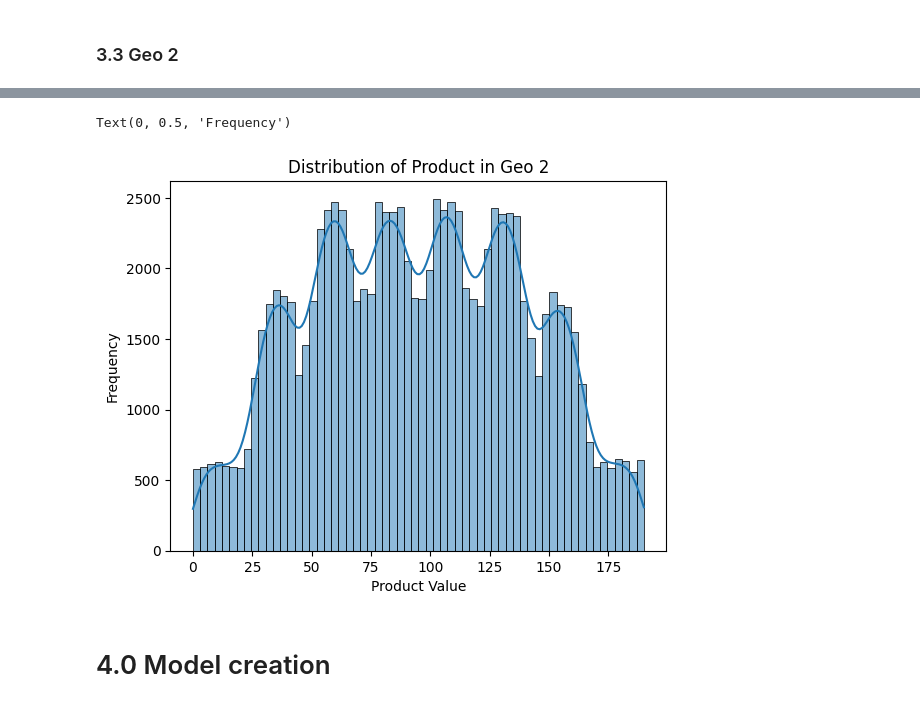
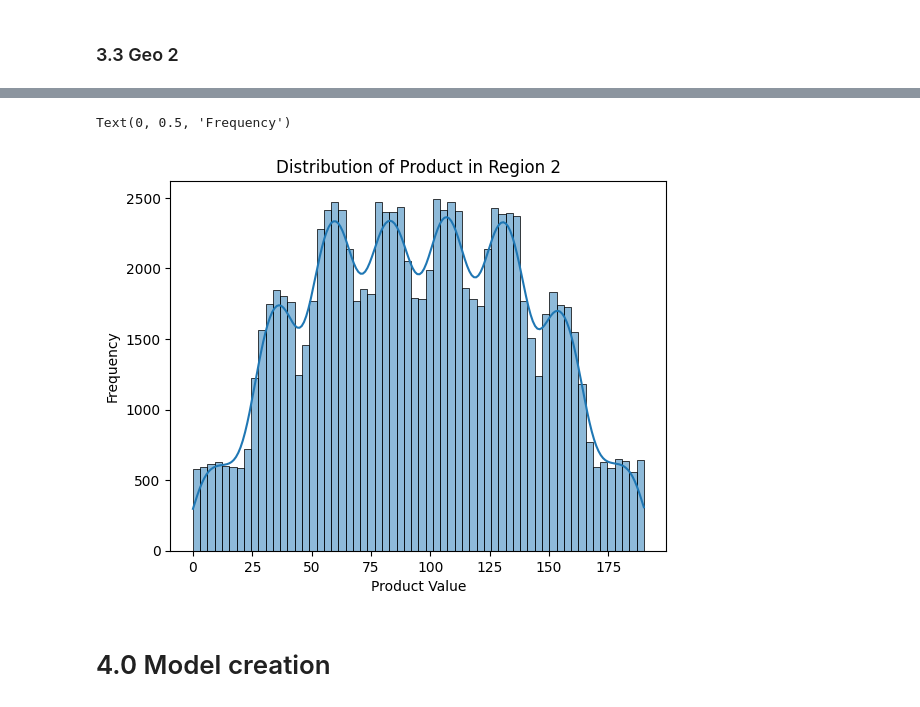
Before and after one commit to Vyncent-vdW/sprint_nine_mlb, a Jupyter notebook: sprint_9_ml_in_business.ipynb, the cells around one changed output, grey strips where cells are left out. Cells and saved outputs as stored; diff of their text form; code cells hidden in the pictures.

```diff
--- a/sprint_9_ml_in_business.ipynb
+++ b/sprint_9_ml_in_business.ipynb
@@ -276,12 +294,12 @@ print(geo_2_corr)
 # %%
 sns.histplot(data= geo_2,
              x= 'product',
              kde= True, )
-plt.title('Distribution of Product in Geo 2')
+plt.title('Distribution of Product in Region 2')
 plt.xlabel('Product Value')
 plt.ylabel('Frequency')
 # %% [output]
 Text(0, 0.5, 'Frequency')
-[figure, old version]
+[figure, new version]
 # %% [markdown]
 # 4.0 Model creation
```
Also changed, not shown: parts of 43 cells of this notebook.
